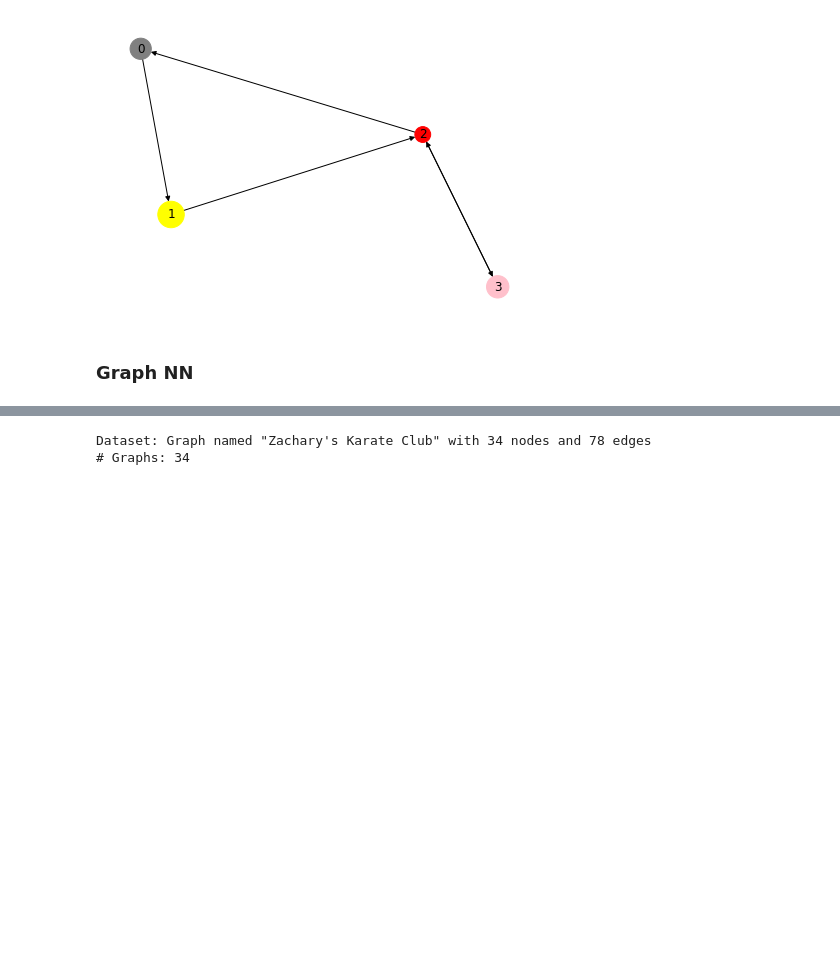
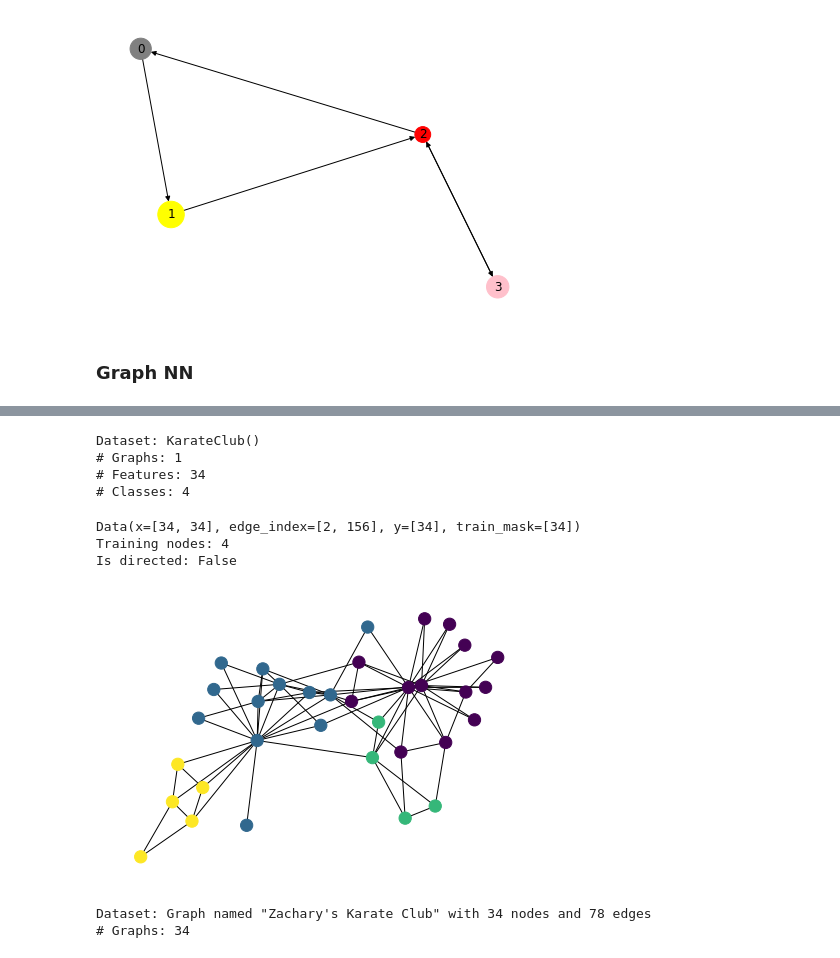
Before and after one commit to borislevant/aiplayground, a Jupyter notebook: graph_playground.ipynb, the cells around one changed output, grey strips where cells are left out. Cells and saved outputs as stored; diff of their text form; code cells hidden in the pictures; blank space fills up the shorter version.

```diff
--- a/graph_playground.ipynb
+++ b/graph_playground.ipynb
@@ -68 +68,28 @@ Building wheels for collected packages: torch-scatter
+# %%
+from torch_geometric.datasets import KarateClub
+dataset = KarateClub()
+print("Dataset:", dataset)
+print("# Graphs:", len(dataset))
+print("# Features:", dataset.num_features)
+print("# Classes:", dataset.num_classes)
+# %% [output]
+Dataset: KarateClub()
+# Graphs: 1
+# Features: 34
+# Classes: 4
+# %%
+data = dataset[0]
+print(data)
+print("Training nodes:", data.train_mask.sum().item())
+print("Is directed:", data.is_directed())
+# %% [output]
+Data(x=[34, 34], edge_index=[2, 156], y=[34], train_mask=[34])
+Training nodes: 4
+Is directed: False
+# %%
+from torch_geometric.utils import to_networkx
+G = to_networkx(data, to_undirected=True)
+nx.draw(G, node_color=data.y, node_size=150)
+# %% [output]
+[figure, added]
 # %%
```
Also changed, not shown: parts of 5 cells of this notebook.
